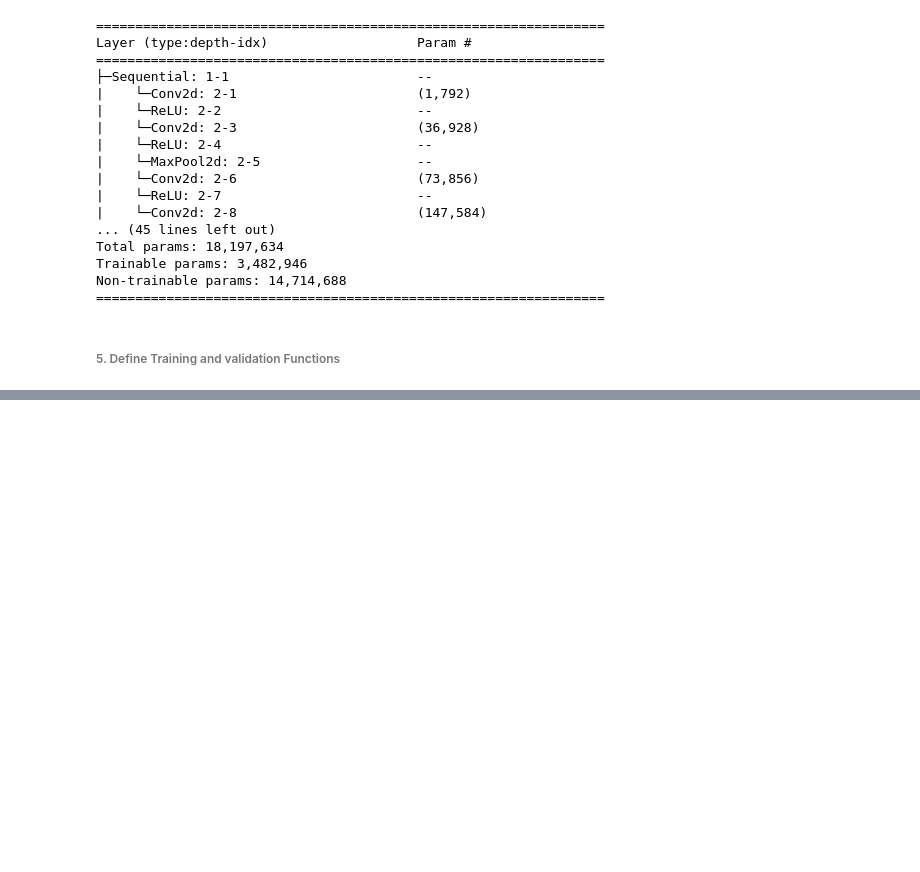
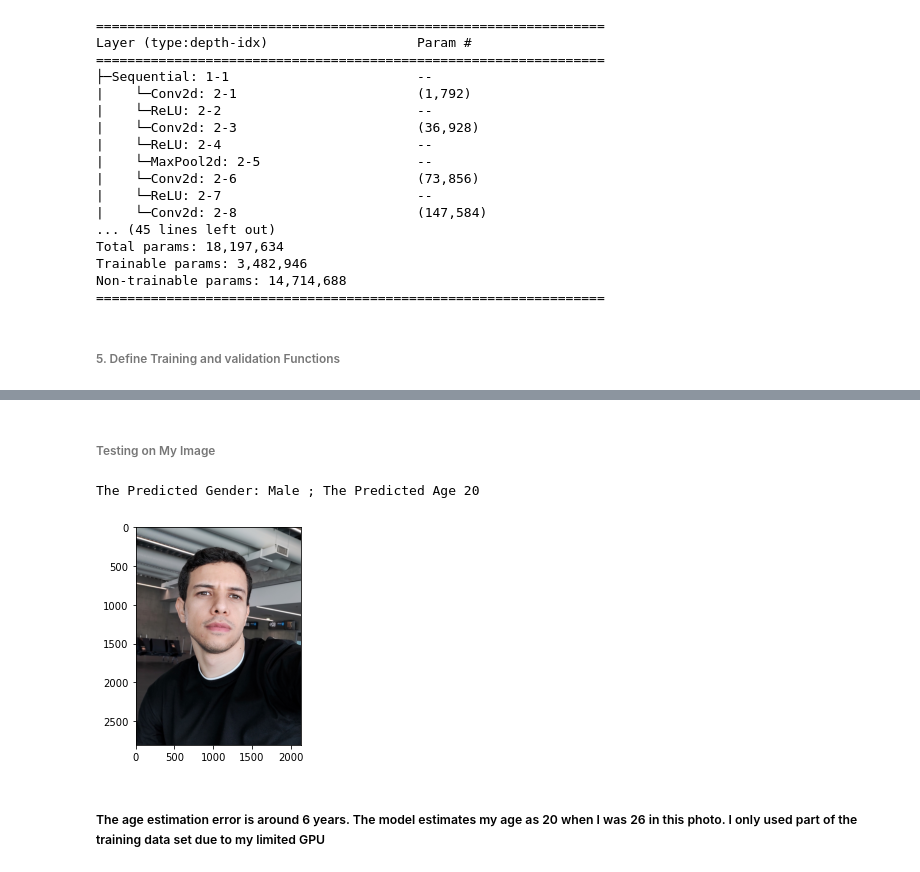
Before and after one commit to MuhammedM294/PyTorch4CV, a Jupyter notebook: AgeEstimation_GenderClassification/age_estimation-gender-classification.ipynb, the cells around one changed output, grey strips where cells are left out. Saved outputs shown, nothing was run; the diff lists cells and outputs as text; code cells hidden in the pictures; blank space fills up the shorter version.

```diff
--- a/AgeEstimation_GenderClassification/age_estimation-gender-classification.ipynb
+++ b/AgeEstimation_GenderClassification/age_estimation-gender-classification.ipynb
@@ -328,0 +363,18 @@ Age Accuracy:0.00006
+# %% [markdown]
+###### Testing on My Image
+# %%
+image = cv2.imread('IMG.jpg')
+image = train_dataset.preprocess_image(image)
+gender, age = model(image.to(device))
+predicted_gender = gender.to('cpu').detach().numpy()
+predicted_age = age.to('cpu').detach().numpy()
+image = cv2.imread('IMG.jpg')
+image = cv2.cvtColor(image, cv2.COLOR_BGR2RGB)
+plt.imshow(image)
+print('The Predicted Gender:',np.where(predicted_gender[0][0]<0.5, 'Male','Female'),\
+      '; The Predicted Age', int(predicted_age[0][0]*80))
+# %% [output]
+The Predicted Gender: Male ; The Predicted Age 20
+[figure, added]
+# %% [markdown]
+##### The age estimation error is around 6 years. The model estimates my age as 20 when I was 26 in this photo. I only used part of the training data set due to my limited GPU
```
Also changed, not shown: parts of 7 cells of this notebook, 1 other file.
